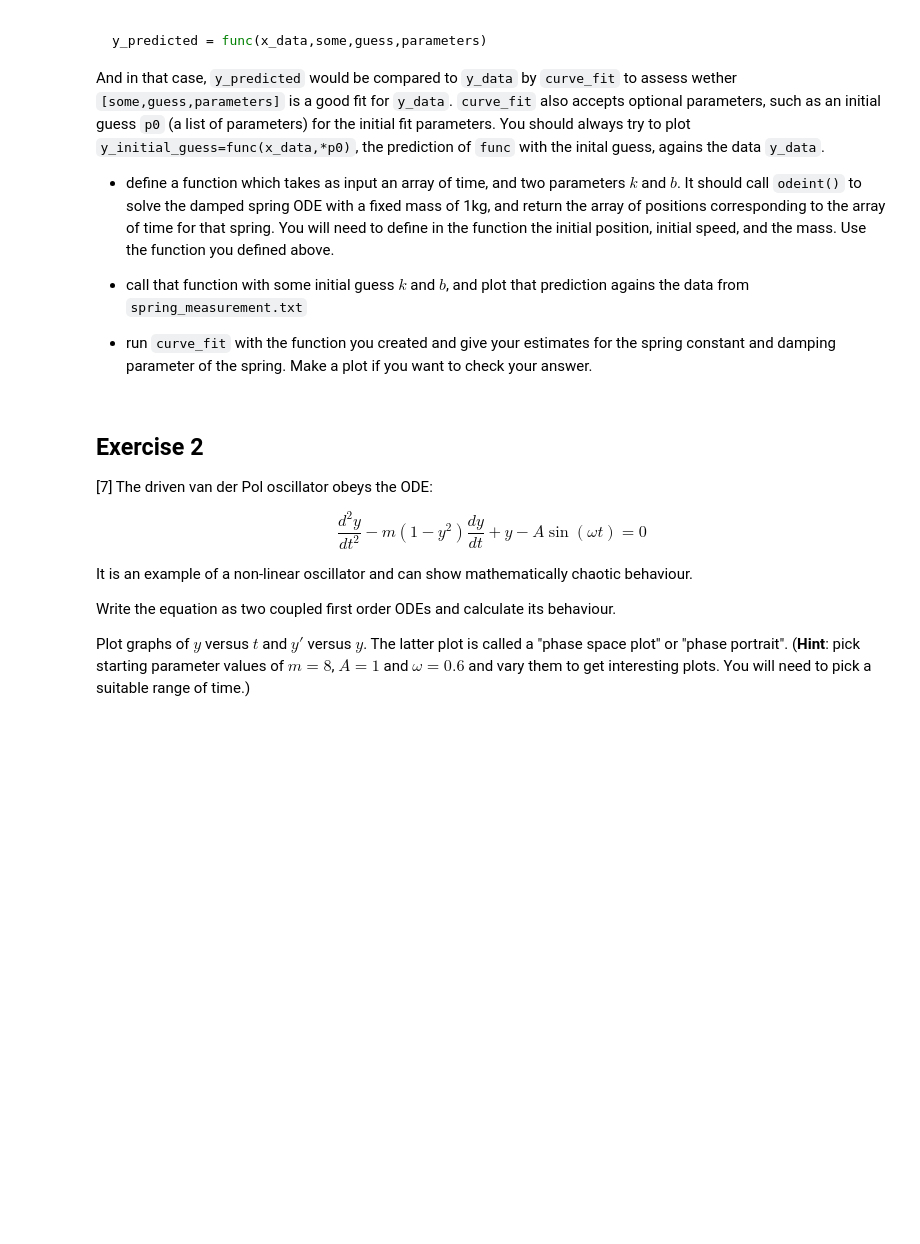
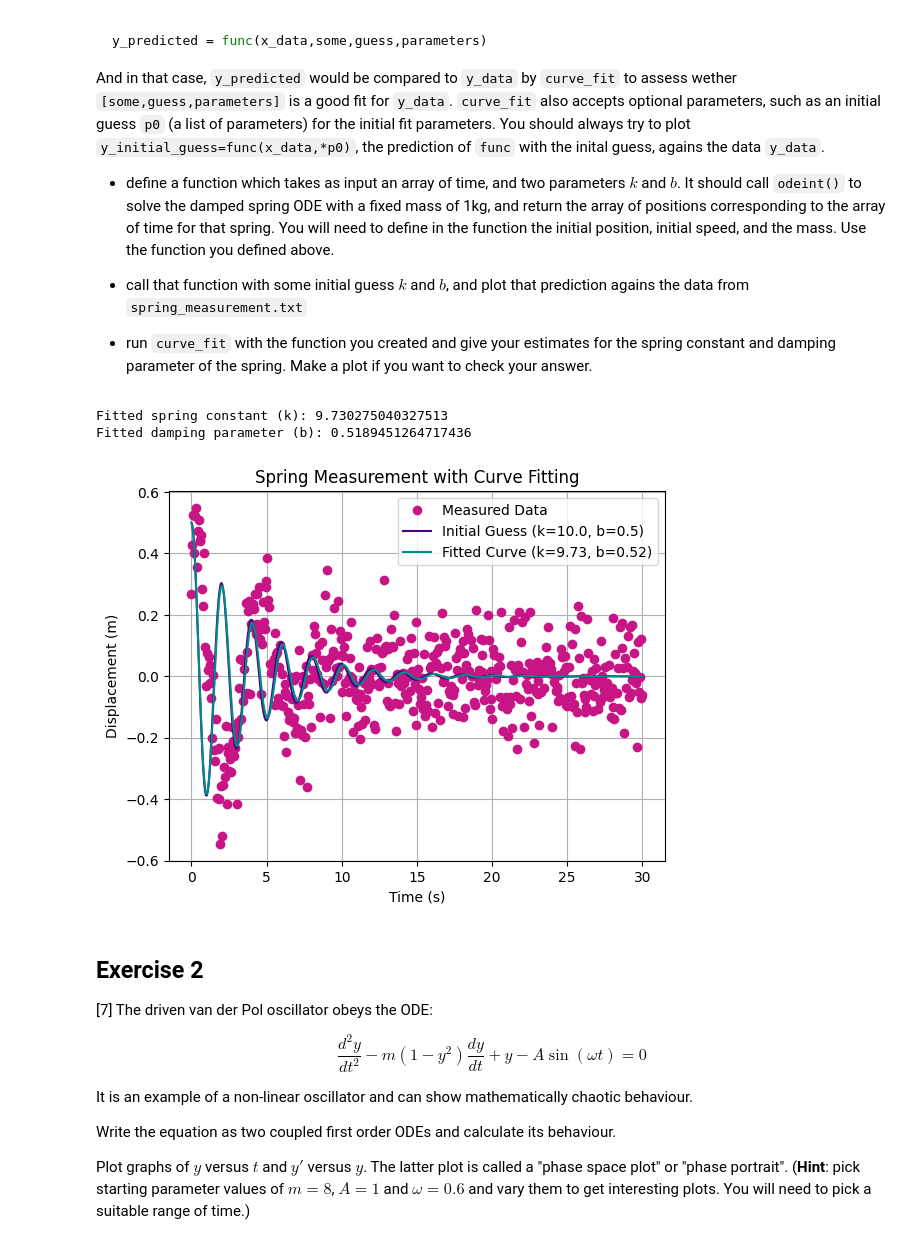
Before and after one commit to PX2145-2025/week-8-b-morganlowribrown-web, a Jupyter notebook: ODEs.ipynb, the cells around one changed output. Saved outputs shown, nothing was run; the diff lists cells and outputs as text; code cells hidden in the pictures; blank space fills up the shorter version.

```diff
--- a/ODEs.ipynb
+++ b/ODEs.ipynb
@@ -310,3 +312,55 @@ And in that case, `y_predicted` would be compared to `y_data` by `curve_fit` to
+# %%
+
+mass1 = 1.0 # Mass given in the problem statement
+y0 = 0.5 # Initial displacement given in the problem statement
+v0 = 0.0 # Released at zero speed
+
+file_name = "spring_measurement.txt"
+
+# Load the data
+data = np.loadtxt(file_name)
+x_data = data[:, 0] # Time values from the file
+y_data = data[:, 1] # Displacement values from the file
+
+#then need to define things from questions
+def ode_model(t1, k1, b1): #stating the equation from the model
+    yinit_ode = [y0, v0]
+    solution = odeint(f, yinit_ode, t1, args=(k1, mass1, b1))
+    return solution [:, 0]
+
+# Plot the measured data
+plt.plot(x_data, y_data, 'o', label='Measured Data', color='mediumvioletred')
+
+#then need guesses
+initial_guess = [10.0, 0.5]
+
+# Plot prediction with initial guess
+y_initial_guess_prediction = ode_model(x_data, * initial_guess)
+plt.plot(x_data, y_initial_guess_prediction, '-', label=f'Initial Guess (k={initial_guess[0]}, b={initial_guess[1]})', color='indigo')
+
+
+# Perform the curve fitting
+popt, pcov = curve_fit(ode_model, x_data, y_data, p0=initial_guess)
+
+# Extract the fitted parameters
+k_fit, b_fit = popt
+print(f"\nFitted spring constant (k): {k_fit}")
+print(f"Fitted damping parameter (b): {b_fit}")
+
+# Plotting
+y_fitted_prediction = ode_model(x_data, k_fit, b_fit)
+plt.plot(x_data, y_fitted_prediction, '-', label=f'Fitted Curve (k={k_fit:.2f}, b={b_fit:.2f})', color='darkcyan')
+#plotting for the things in general
+plt.xlabel('Time (s)')
+plt.ylabel('Displacement (m)')
+plt.title('Spring Measurement with Curve Fitting')
+plt.grid()
+plt.legend()
+plt.show()
+# %% [output]
+Fitted spring constant (k): 9.730275040327513
+Fitted damping parameter (b): 0.5189451264717436
+[figure, added]
 # %% [markdown]
 ## Exercise 2
 
```
Also changed, not shown: parts of 3 cells of this notebook.
